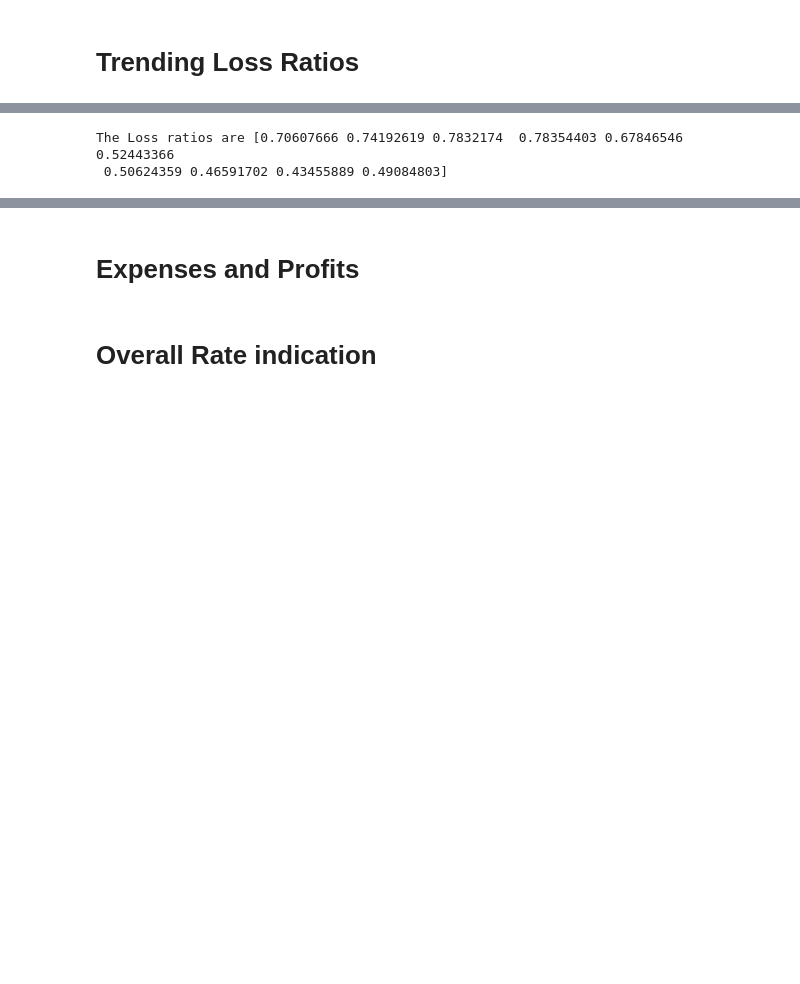
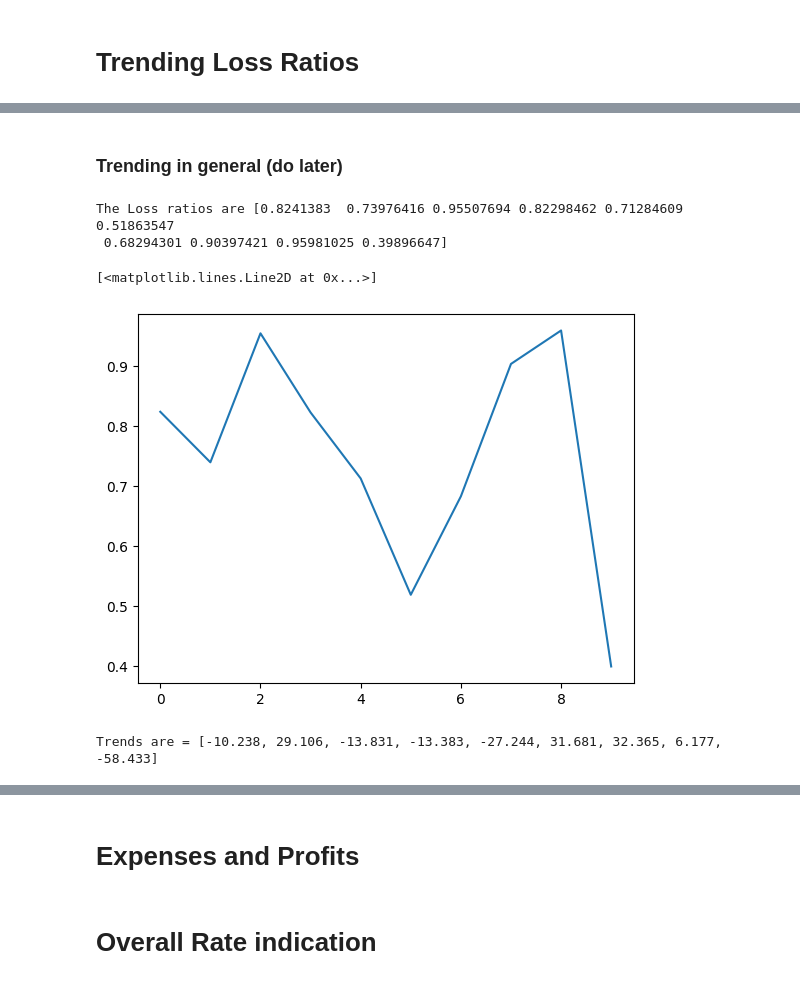
Before and after one commit to ard18/ratemaking-project, a Jupyter notebook: Ratemaking_Project.ipynb, the cells around one changed output, grey strips where cells are left out. Cells and saved outputs as stored; diff of their text form; code cells hidden in the pictures; blank space fills up the shorter version.

```diff
--- a/Ratemaking_Project.ipynb
+++ b/Ratemaking_Project.ipynb
@@ -953,0 +995,6 @@ The Adjusted Losses are:
+# %%
+inf_avg = 0
+for i in inf_index.keys():
+    inf_avg += inf_index[i]
+inf_avg/=len(inf_index.values())
+print("Average Inflation rate =",round( inf_avg,3))
@@ -953,0 +1013,15 @@ The Adjusted Losses are:
+# %%
+inf_period = {}
+forecast_Date = datetime.date(1998,1,1)
+for i in inf_index.keys():
+    expDate = datetime.date(i,7,1)
+    diff = months_between(forecast_Date,expDate)
+    inf_period[i] = diff
+
+print("The trend periods are :\n", inf_period)
+
+inf_factor = {}
+for i in inf_period.keys():
+    inf_factor[i] = (1 + (0.01*inf_avg))**inf_period[i]
+
+print("The trend factors are :\n", inf_factor)
@@ -953,0 +1033,9 @@ The Adjusted Losses are:
+# %%
+# Now we trend the losses
+inf_trendedLosses = {}
+for i in inf_factor.keys():
+    inf_trendedLosses[i] = AdjustedLosses[i]*inf_factor[i]
+
+print("The Projected_Ultimate_Losses\tBenefit_Adjusted_Losses\tInflation_Trended_Losses are:\n")
+for i in inf_trendedLosses.keys():
+    print(i,"\t  ===>",proj_ultLosses[i],"\t ===>",AdjustedLosses[i],"\t==>",inf_trendedLosses[i])
@@ -954,9 +1055,11 @@ The Adjusted Losses are:
+# %% [markdown]
+### Trending in general (do later)
 # %%
 np_loss = []
 for i in AdjustedLosses.values():
     np_loss.append(i)
 np_prem = []
-for i in onLevelPrem.values():
+for i in AdjustedPrem.values():
     np_prem.append(i)
 
 np_loss = np.array(np_loss)
@@ -966,5 +1069,19 @@ np_LossRatio = np_loss/np_prem
 
 print("The Loss ratios are",np_LossRatio)
 # %% [output]
-The Loss ratios are [0.70607666 0.74192619 0.7832174  0.78354403 0.67846546 0.52443366
- 0.50624359 0.46591702 0.43455889 0.49084803]
+The Loss ratios are [0.8241383  0.73976416 0.95507694 0.82298462 0.71284609 0.51863547
+ 0.68294301 0.90397421 0.95981025 0.39896647]
+# %%
+plt.plot(np_LossRatio)
+# %% [output]
+[<matplotlib.lines.Line2D at 0x...>]
+[figure, added]
+# %%
+annual_trends = []
+for j in range(0, len(np_LossRatio)-1):
+    div =round( (np_LossRatio[j+1]/np_LossRatio[j] - 1)*100 , 3)
+    annual_trends.append(div)
+
+print("Trends are =",annual_trends)
+# %% [output]
+Trends are = [-10.238, 29.106, -13.831, -13.383, -27.244, 31.681, 32.365, 6.177, -58.433]
```
Also changed, not shown: parts of 27 cells of this notebook.
